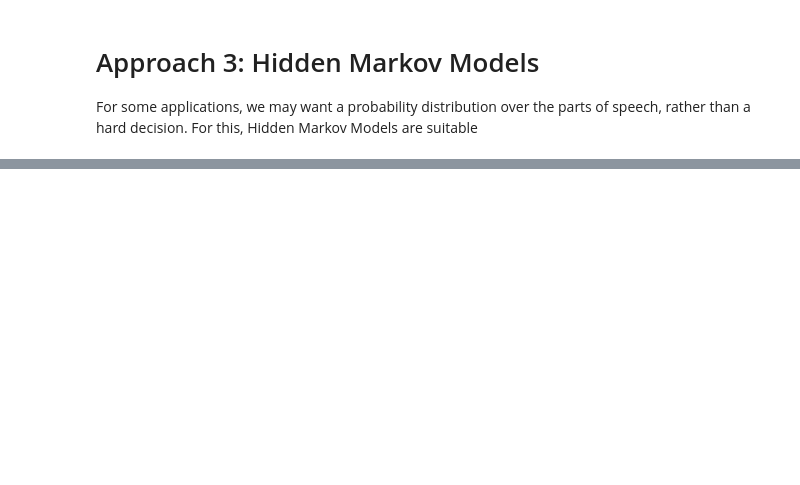
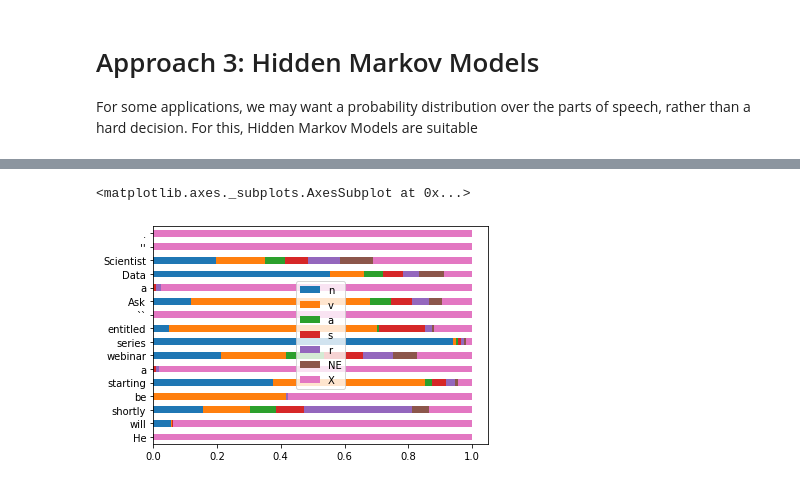
Before and after one commit to PeteBleackley/ask-a-data-scientist, a Jupyter notebook: Part of Speech Tagging.ipynb, the cells around one changed output, grey strips where cells are left out. Drawn from its saved outputs; the diff is of its cells as text; code cells hidden in the pictures; blank space fills up the shorter version.

```diff
--- a/Part of Speech Tagging.ipynb
+++ b/Part of Speech Tagging.ipynb
@@ -113,0 +159,5 @@ prob_tags[0].plot.barh(stacked=True)
+# %%
+prob_tags[2].plot.barh(stacked=True)
+# %% [output]
+<matplotlib.axes._subplots.AxesSubplot at 0x...>
+[figure, added]
```
Also changed, not shown: parts of 4 cells of this notebook.
